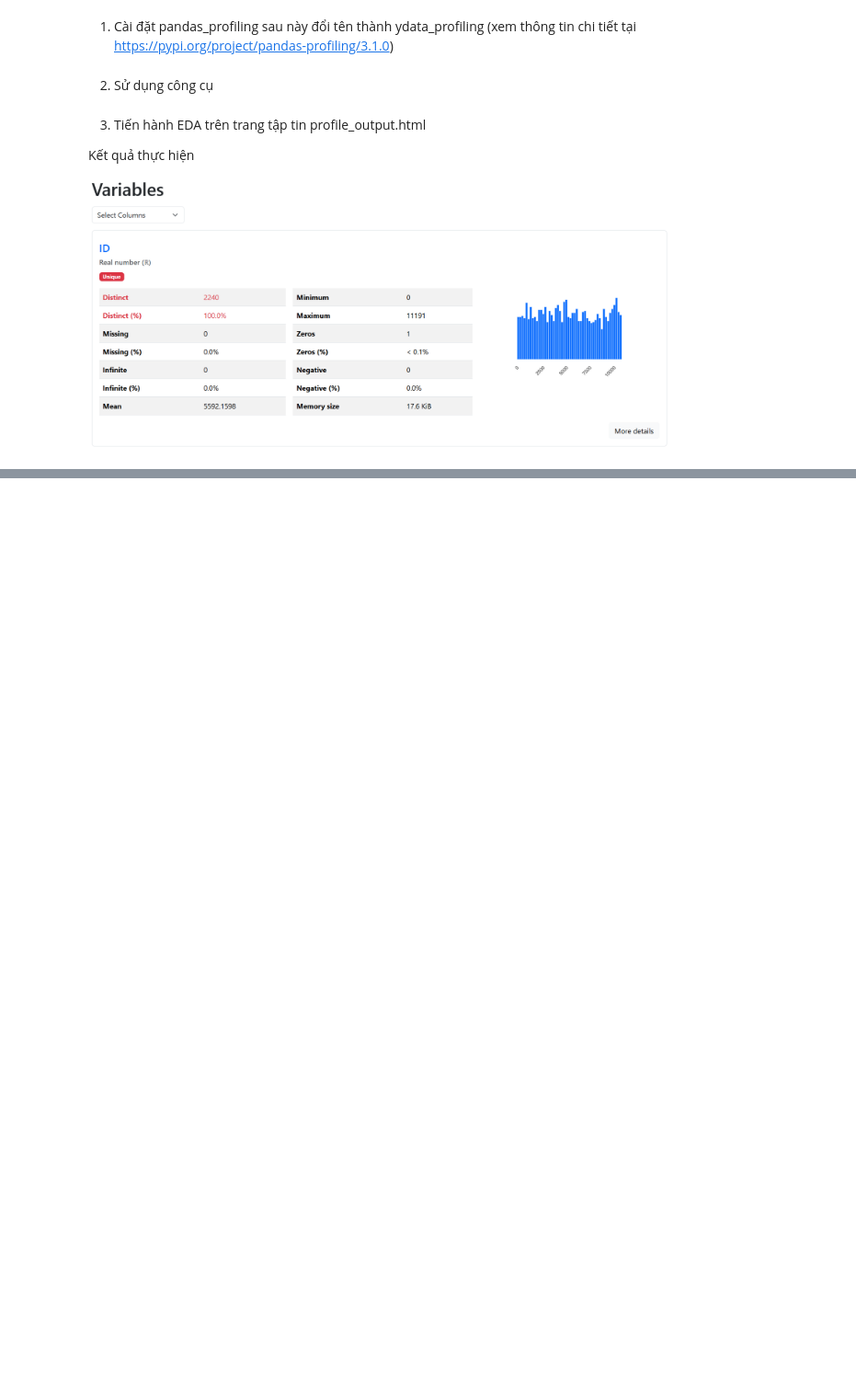
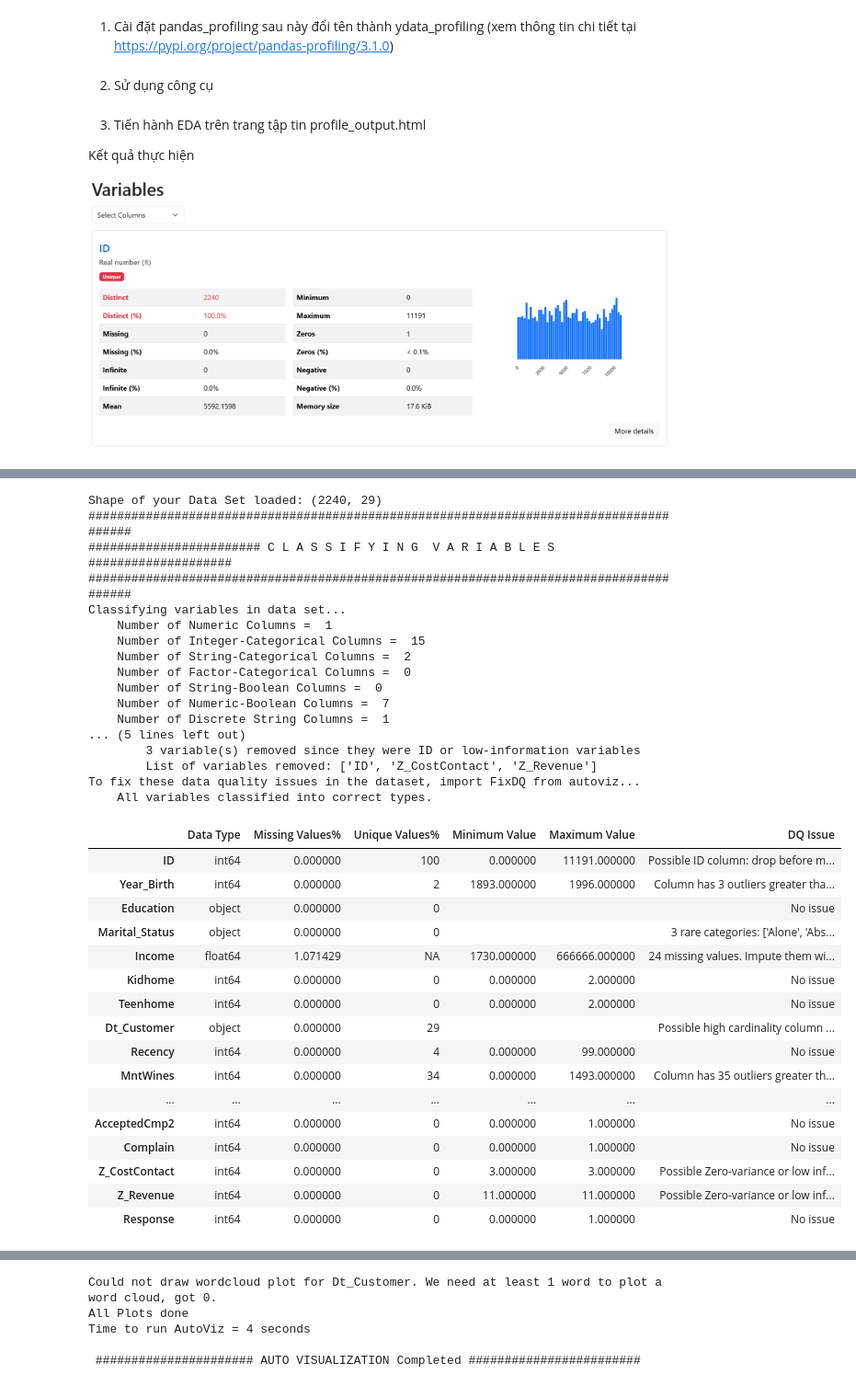
Before and after one commit to Mint0511/PTDL-25-26, a Jupyter notebook: Major_Assignment_1/MA01.ipynb, the cells around one changed output, grey strips where cells are left out. Shown at 92% size. Cells and saved outputs as stored; diff of their text form; code cells hidden in the pictures; blank space fills up the shorter version.

```diff
--- a/Major_Assignment_1/MA01.ipynb
+++ b/Major_Assignment_1/MA01.ipynb
@@ -217,0 +289,6 @@ Kết quả thực hiện
+# %%
+import pandas as pd
+from autoviz import AutoViz_Class
+
+# Đọc dữ liệu
+marketing_data = pd.read_csv("data/marketing_campaign.csv", sep="\t")
@@ -217,0 +297,2 @@ Kết quả thực hiện
+# %%
+AV = AutoViz_Class()
@@ -217,0 +311,44 @@ Kết quả thực hiện
+# %%
+report = AV.AutoViz(
+    filename="",              # Không đọc file, dùng DataFrame đã nạp
+    sep="\t",
+    dfte=marketing_data,                # Dữ liệu truyền trực tiếp
+    header=0,
+    verbose=1,
+    lowess=False
+)
+# %% [output]
+Shape of your Data Set loaded: (2240, 29)
+#######################################################################################
+######################## C L A S S I F Y I N G  V A R I A B L E S  ####################
+#######################################################################################
+Classifying variables in data set...
+    Number of Numeric Columns =  1
+    Number of Integer-Categorical Columns =  15
+    Number of String-Categorical Columns =  2
+    Number of Factor-Categorical Columns =  0
+    Number of String-Boolean Columns =  0
+    Number of Numeric-Boolean Columns =  7
+    Number of Discrete String Columns =  1
+... (5 lines left out)
+        3 variable(s) removed since they were ID or low-information variables
+        List of variables removed: ['ID', 'Z_CostContact', 'Z_Revenue']
+To fix these data quality issues in the dataset, import FixDQ from autoviz...
+    All variables classified into correct types.
+|  | Data Type | Missing Values% | Unique Values% | Minimum Value | Maximum Value | DQ Issue |
+| ID | int64 | 0.000000 | 100 | 0.000000 | 11191.000000 | Possible ID column: drop before m... |
+| Year_Birth | int64 | 0.000000 | 2 | 1893.000000 | 1996.000000 | Column has 3 outliers greater tha... |
+| Education | object | 0.000000 | 0 |  |  | No issue |
+| Marital_Status | object | 0.000000 | 0 |  |  | 3 rare categories: ['Alone', 'Abs... |
+| Income | float64 | 1.071429 | NA | 1730.000000 | 666666.000000 | 24 missing values. Impute them wi... |
+| Kidhome | int64 | 0.000000 | 0 | 0.000000 | 2.000000 | No issue |
+| Teenhome | int64 | 0.000000 | 0 | 0.000000 | 2.000000 | No issue |
+| Dt_Customer | object | 0.000000 | 29 |  |  | Possible high cardinality column ... |
+| Recency | int64 | 0.000000 | 4 | 0.000000 | 99.000000 | No issue |
+| MntWines | int64 | 0.000000 | 34 | 0.000000 | 1493.000000 | Column has 35 outliers greater th... |
+| ... | ... | ... | ... | ... | ... | ... |
+| AcceptedCmp2 | int64 | 0.000000 | 0 | 0.000000 | 1.000000 | No issue |
+| Complain | int64 | 0.000000 | 0 | 0.000000 | 1.000000 | No issue |
+| Z_CostContact | int64 | 0.000000 | 0 | 3.000000 | 3.000000 | Possible Zero-variance or low inf... |
+| Z_Revenue | int64 | 0.000000 | 0 | 11.000000 | 11.000000 | Possible Zero-variance or low inf... |
+| Response | int64 | 0.000000 | 0 | 0.000000 | 1.000000 | No issue |
@@ -217,0 +372,5 @@ Kết quả thực hiện
+Could not draw wordcloud plot for Dt_Customer. We need at least 1 word to plot a word cloud, got 0.
+All Plots done
+Time to run AutoViz = 4 seconds
+
+ ###################### AUTO VISUALIZATION Completed ########################
```
Also changed, not shown: parts of 19 cells of this notebook, 1 other file.
